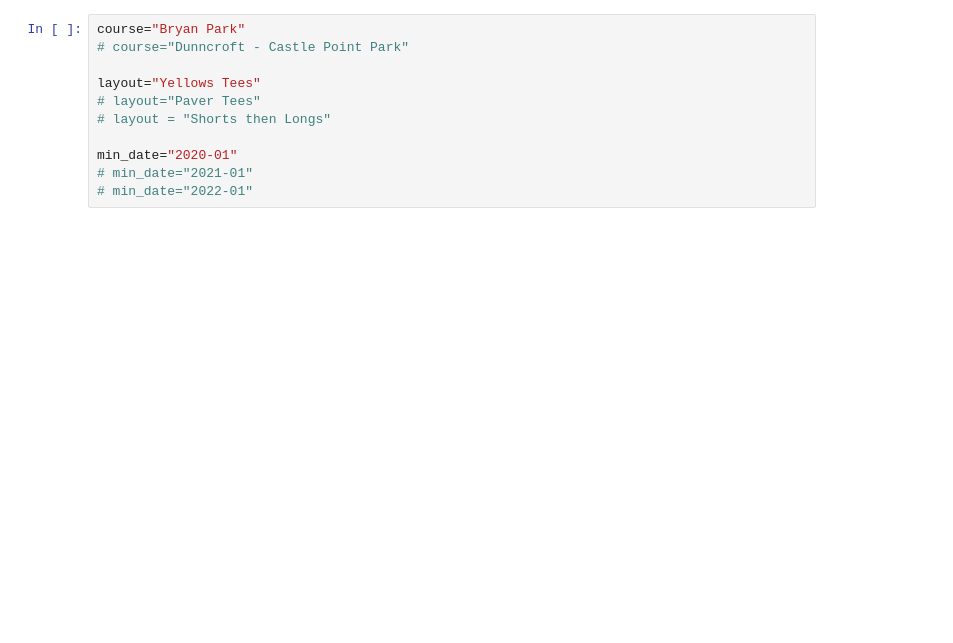
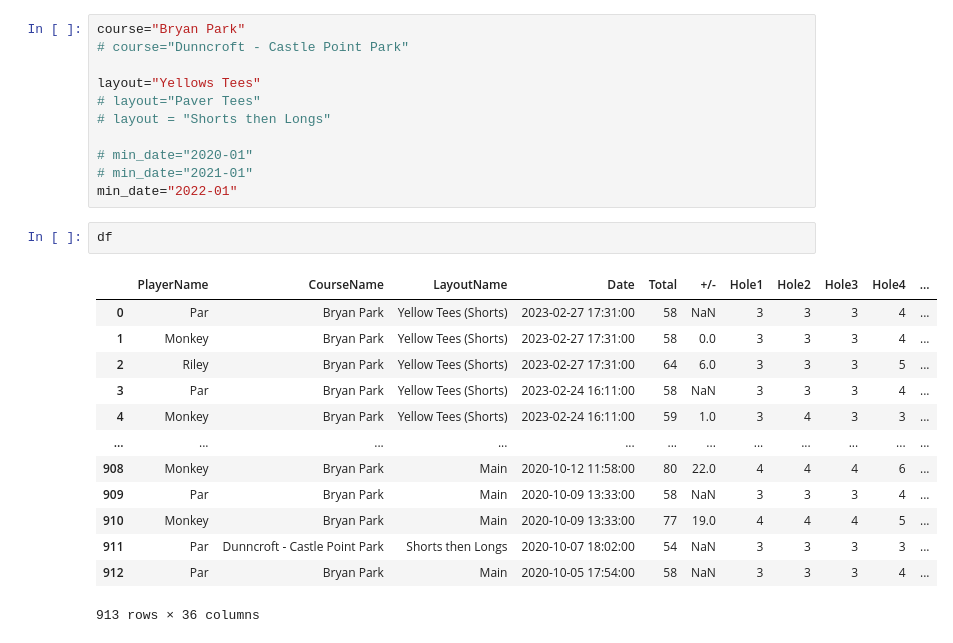
Before and after one commit to justinessert/udisc_stats, a Jupyter notebook: VisualizeUDiscStats.ipynb, the cells around one changed output. Cells and saved outputs as stored; diff of their text form; blank space fills up the shorter version.

```diff
--- a/VisualizeUDiscStats.ipynb
+++ b/VisualizeUDiscStats.ipynb
@@ -62,9 +84,25 @@ layout="Yellows Tees"
 # layout="Paver Tees"
 # layout = "Shorts then Longs"
 
-min_date="2020-01"
+# min_date="2020-01"
 # min_date="2021-01"
-# min_date="2022-01"
+min_date="2022-01"
+# %%
+df
+# %% [output]
+|  | PlayerName | CourseName | LayoutName | Date | Total | +/- | Hole1 | Hole2 | Hole3 | Hole4 | ... |
+| 0 | Par | Bryan Park | Yellow Tees (Shorts) | 2023-02-27 17:31:00 | 58 | NaN | 3 | 3 | 3 | 4 | ... |
+| 1 | Monkey | Bryan Park | Yellow Tees (Shorts) | 2023-02-27 17:31:00 | 58 | 0.0 | 3 | 3 | 3 | 4 | ... |
+| 2 | Riley | Bryan Park | Yellow Tees (Shorts) | 2023-02-27 17:31:00 | 64 | 6.0 | 3 | 3 | 3 | 5 | ... |
+| 3 | Par | Bryan Park | Yellow Tees (Shorts) | 2023-02-24 16:11:00 | 58 | NaN | 3 | 3 | 3 | 4 | ... |
+| 4 | Monkey | Bryan Park | Yellow Tees (Shorts) | 2023-02-24 16:11:00 | 59 | 1.0 | 3 | 4 | 3 | 3 | ... |
+| ... | ... | ... | ... | ... | ... | ... | ... | ... | ... | ... | ... |
+| 908 | Monkey | Bryan Park | Main | 2020-10-12 11:58:00 | 80 | 22.0 | 4 | 4 | 4 | 6 | ... |
+| 909 | Par | Bryan Park | Main | 2020-10-09 13:33:00 | 58 | NaN | 3 | 3 | 3 | 4 | ... |
+| 910 | Monkey | Bryan Park | Main | 2020-10-09 13:33:00 | 77 | 19.0 | 4 | 4 | 4 | 5 | ... |
+| 911 | Par | Dunncroft - Castle Point Park | Shorts then Longs | 2020-10-07 18:02:00 | 54 | NaN | 3 | 3 | 3 | 3 | ... |
+| 912 | Par | Bryan Park | Main | 2020-10-05 17:54:00 | 58 | NaN | 3 | 3 | 3 | 4 | ... |
+913 rows × 36 columns
 # %%
 get_player_stats(
     df=df,
```
Also changed, not shown: parts of 10 cells of this notebook, 4 other files.
